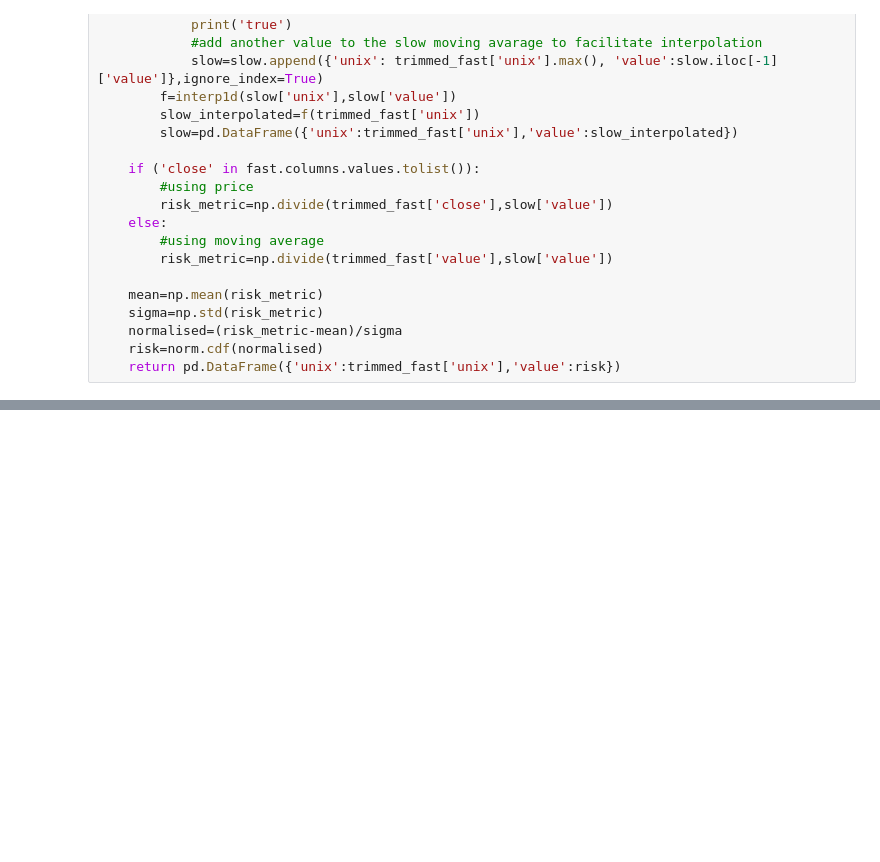
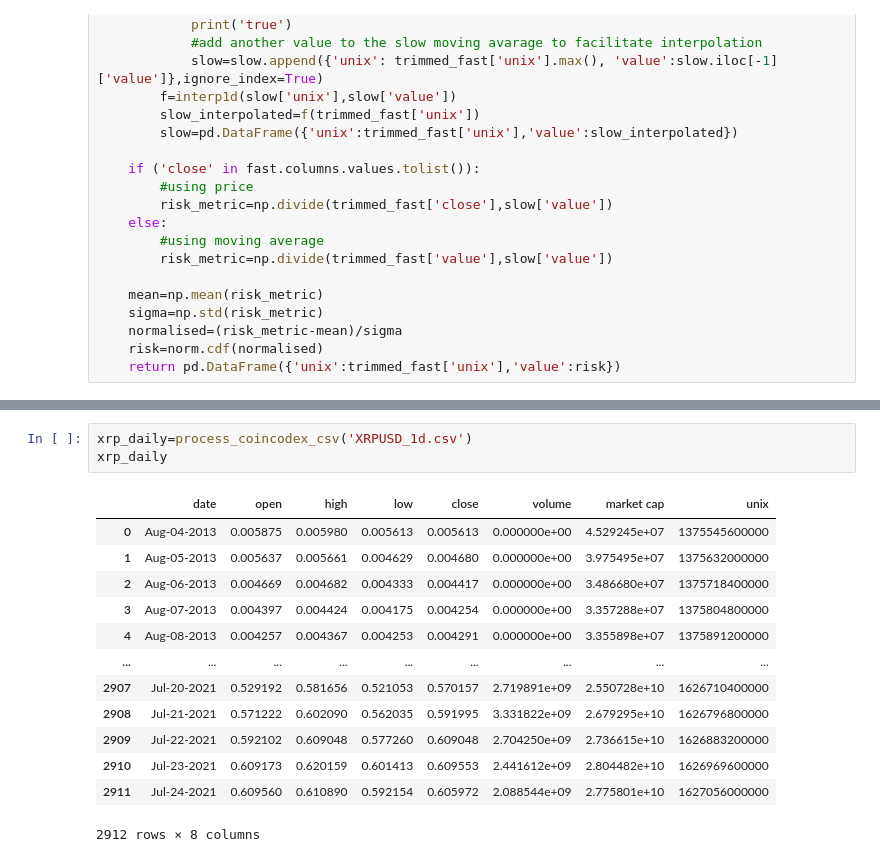
Before and after one commit to RDEvans31/saturn, a Jupyter notebook: Risk analysis.ipynb, the cells around one changed output, grey strips where cells are left out. Cells and saved outputs as stored; diff of their text form; blank space fills up the shorter version.

```diff
--- a/Risk analysis.ipynb
+++ b/Risk analysis.ipynb
@@ -197,0 +260,17 @@ true
+# %%
+xrp_daily=process_coincodex_csv('XRPUSD_1d.csv')
+xrp_daily
+# %% [output]
+|  | date | open | high | low | close | volume | market cap | unix |
+| 0 | Aug-04-2013 | 0.005875 | 0.005980 | 0.005613 | 0.005613 | 0.000000e+00 | 4.529245e+07 | 1375545600000 |
+| 1 | Aug-05-2013 | 0.005637 | 0.005661 | 0.004629 | 0.004680 | 0.000000e+00 | 3.975495e+07 | 1375632000000 |
+| 2 | Aug-06-2013 | 0.004669 | 0.004682 | 0.004333 | 0.004417 | 0.000000e+00 | 3.486680e+07 | 1375718400000 |
+| 3 | Aug-07-2013 | 0.004397 | 0.004424 | 0.004175 | 0.004254 | 0.000000e+00 | 3.357288e+07 | 1375804800000 |
+| 4 | Aug-08-2013 | 0.004257 | 0.004367 | 0.004253 | 0.004291 | 0.000000e+00 | 3.355898e+07 | 1375891200000 |
+| ... | ... | ... | ... | ... | ... | ... | ... | ... |
+| 2907 | Jul-20-2021 | 0.529192 | 0.581656 | 0.521053 | 0.570157 | 2.719891e+09 | 2.550728e+10 | 1626710400000 |
+| 2908 | Jul-21-2021 | 0.571222 | 0.602090 | 0.562035 | 0.591995 | 3.331822e+09 | 2.679295e+10 | 1626796800000 |
+| 2909 | Jul-22-2021 | 0.592102 | 0.609048 | 0.577260 | 0.609048 | 2.704250e+09 | 2.736615e+10 | 1626883200000 |
+| 2910 | Jul-23-2021 | 0.609173 | 0.620159 | 0.601413 | 0.609553 | 2.441612e+09 | 2.804482e+10 | 1626969600000 |
+| 2911 | Jul-24-2021 | 0.609560 | 0.610890 | 0.592154 | 0.605972 | 2.088544e+09 | 2.775801e+10 | 1627056000000 |
+2912 rows × 8 columns
```
Also changed, not shown: parts of 6 cells of this notebook, 6 other files.
